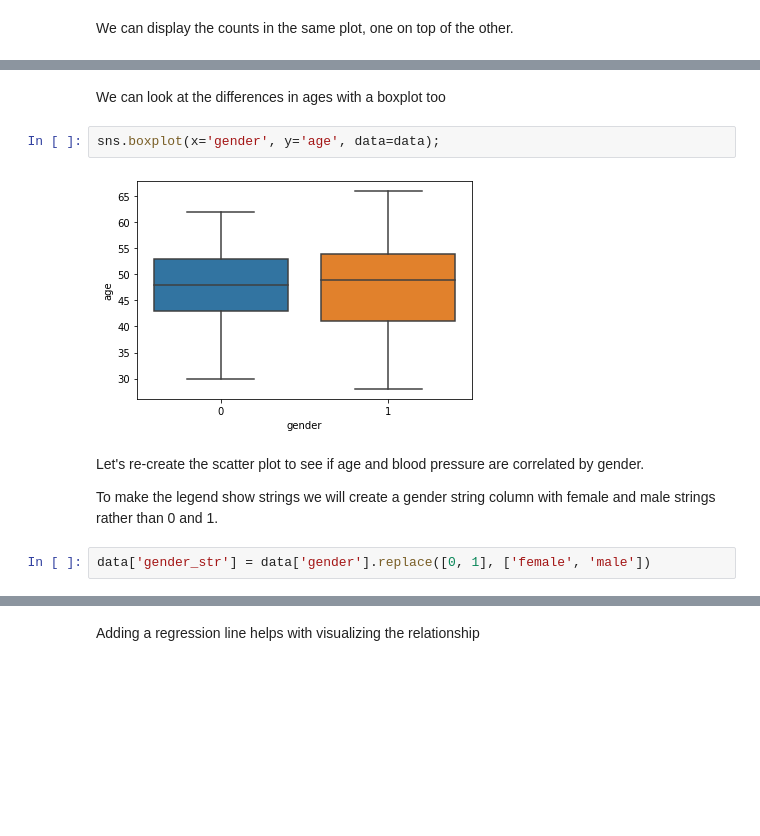
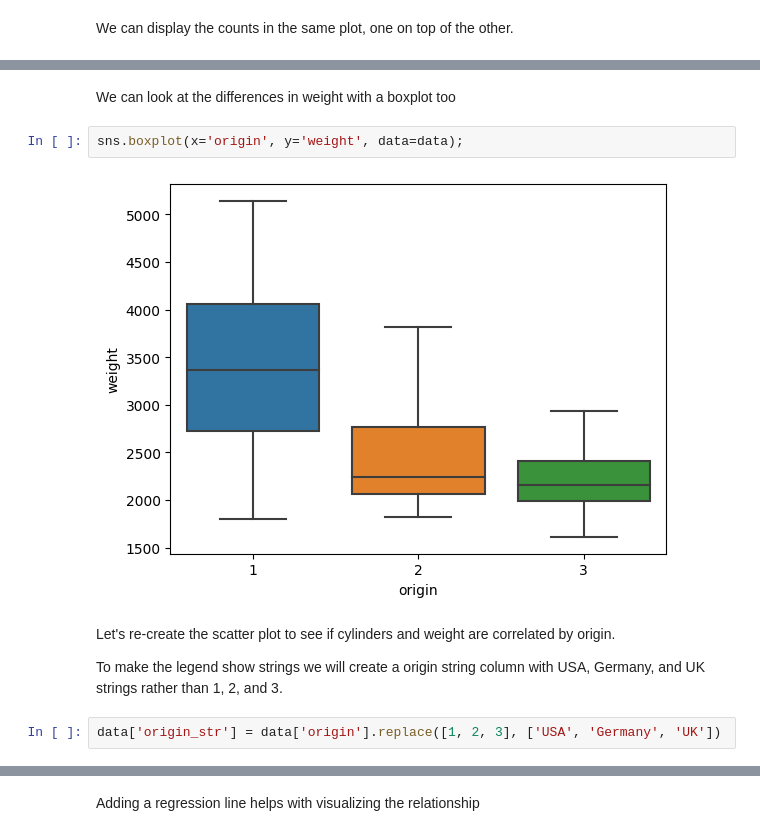
Before and after one commit to ENSF611/lab0-data-and-visualization-review-itadityaa, a Jupyter notebook: lab0-visualization.ipynb, the cells around one changed output, grey strips where cells are left out. Drawn from its saved outputs; the diff is of its cells as text; blank space fills up the shorter version.

```diff
--- a/lab0-visualization.ipynb
+++ b/lab0-visualization.ipynb
@@ -209,13 +209,13 @@ sns.displot(x='age', hue='gender', data=data, multiple='stack');
 # %% [markdown]
-We can look at the differences in ages with a boxplot too
+We can look at the differences in weight with a boxplot too
 # %%
-sns.boxplot(x='gender', y='age', data=data);
+sns.boxplot(x='origin', y='weight', data=data);
 # %% [output]
-[figure, old version]
+[figure, new version]
 # %% [markdown]
-Let's re-create the scatter plot to see if age and blood pressure are correlated by gender.
+Let's re-create the scatter plot to see if cylinders and weight are correlated by origin.
 
-To make the legend show strings we will create a gender string column with female and male strings rather than 0 and 1.
+To make the legend show strings we will create a origin string column with USA, Germany, and UK strings rather than 1, 2, and 3.
-# %%
-data['gender_str'] = data['gender'].replace([0, 1], ['female', 'male'])
+# %%
+data['origin_str'] = data['origin'].replace([1, 2, 3], ['USA', 'Germany', 'UK'])
 # %%
```
Also changed, not shown: parts of 12 cells of this notebook.
